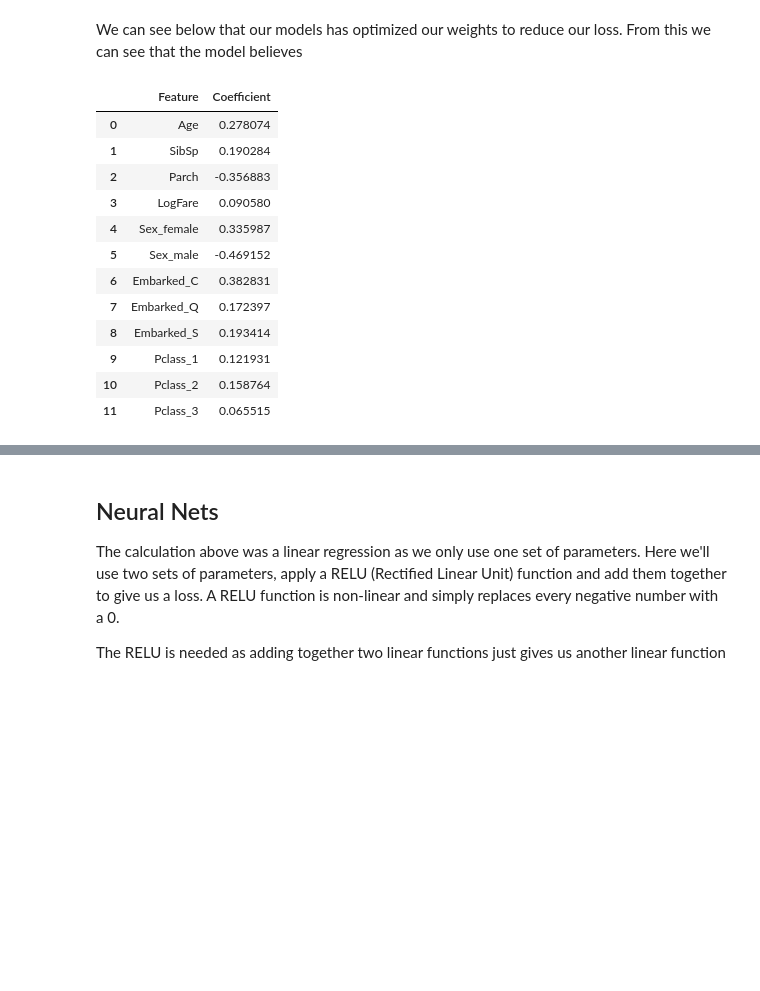
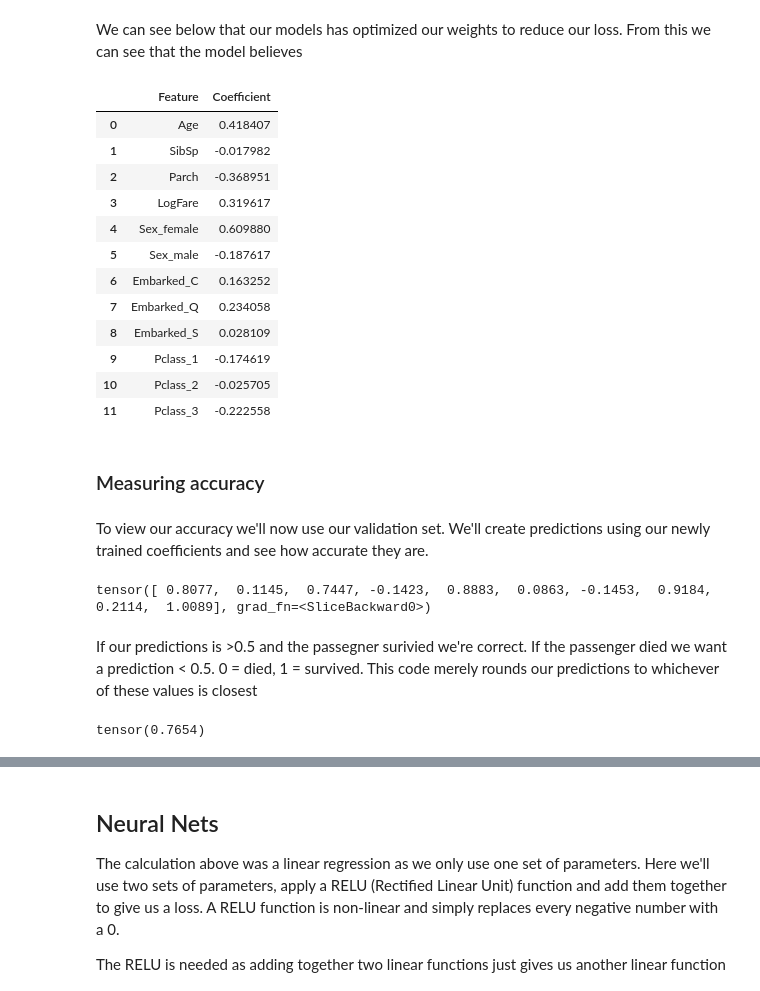
Before and after one commit to Deco354/titanic-numpy-neuralnet, a Jupyter notebook: pytorch-titanic.ipynb, the cells around one changed output, grey strips where cells are left out. Saved outputs shown, nothing was run; the diff lists cells and outputs as text; code cells hidden in the pictures; blank space fills up the shorter version.

Commit message:
Measure results

```diff
--- a/pytorch-titanic.ipynb
+++ b/pytorch-titanic.ipynb
@@ -416,21 +421,37 @@ tensor([ 0.2781,  0.1903, -0.3569,  0.0906,  0.3360, -0.4692,  0.3828,  0.1724,
 We can see below that our models has optimized our weights to reduce our loss. From this we can see that the model believes
 # %%
 def show_coeffs():
-    coeff_array = [coefficients.item() for coeff in coefficients]
+    coeff_array = [coeff.item() for coeff in coefficients]
     coeff_df = pd.DataFrame({'Feature': feature_names, 'Coefficient': coeff_array})
     display(coeff_df)
 show_coeffs()
 # %% [output]
 |  | Feature | Coefficient |
-| 0 | Age | 0.278074 |
-| 1 | SibSp | 0.190284 |
-| 2 | Parch | -0.356883 |
-| 3 | LogFare | 0.090580 |
-| 4 | Sex_female | 0.335987 |
-| 5 | Sex_male | -0.469152 |
-| 6 | Embarked_C | 0.382831 |
-| 7 | Embarked_Q | 0.172397 |
-| 8 | Embarked_S | 0.193414 |
-| 9 | Pclass_1 | 0.121931 |
-| 10 | Pclass_2 | 0.158764 |
-| 11 | Pclass_3 | 0.065515 |
+| 0 | Age | 0.418407 |
+| 1 | SibSp | -0.017982 |
+| 2 | Parch | -0.368951 |
+| 3 | LogFare | 0.319617 |
+| 4 | Sex_female | 0.609880 |
+| 5 | Sex_male | -0.187617 |
+| 6 | Embarked_C | 0.163252 |
+| 7 | Embarked_Q | 0.234058 |
+| 8 | Embarked_S | 0.028109 |
+| 9 | Pclass_1 | -0.174619 |
+| 10 | Pclass_2 | -0.025705 |
+| 11 | Pclass_3 | -0.222558 |
+# %% [markdown]
+### Measuring accuracy
+# %% [markdown]
+To view our accuracy we'll now use our validation set. We'll create predictions using our newly trained coefficients and see how accurate they are.
+# %%
+predictions = create_predictions(validation_features, coefficients=coefficients)
+predictions[:10]
+# %% [output]
+tensor([ 0.8077,  0.1145,  0.7447, -0.1423,  0.8883,  0.0863, -0.1453,  0.9184,  0.2114,  1.0089], grad_fn=<SliceBackward0>)
+# %% [markdown]
+If our predictions is >0.5 and the passegner surivied we're correct. If the passenger died we want a prediction < 0.5. 0 = died, 1 = survived. This code merely rounds our predictions to whichever of these values is closest
+# %%
+results = validation_targets.bool() == (predictions>=0.5)
+results.float().mean()
+# %% [output]
+tensor(0.7654)
```
Also changed, not shown: parts of 4 cells of this notebook.
